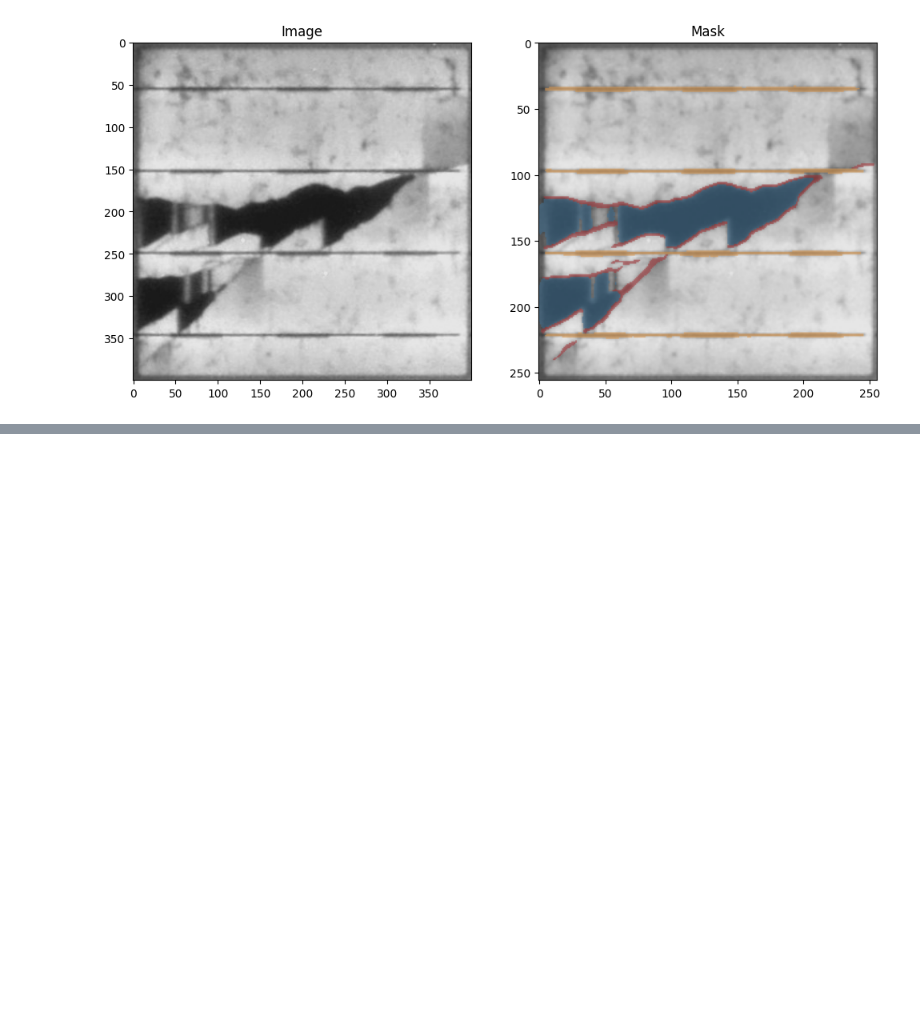
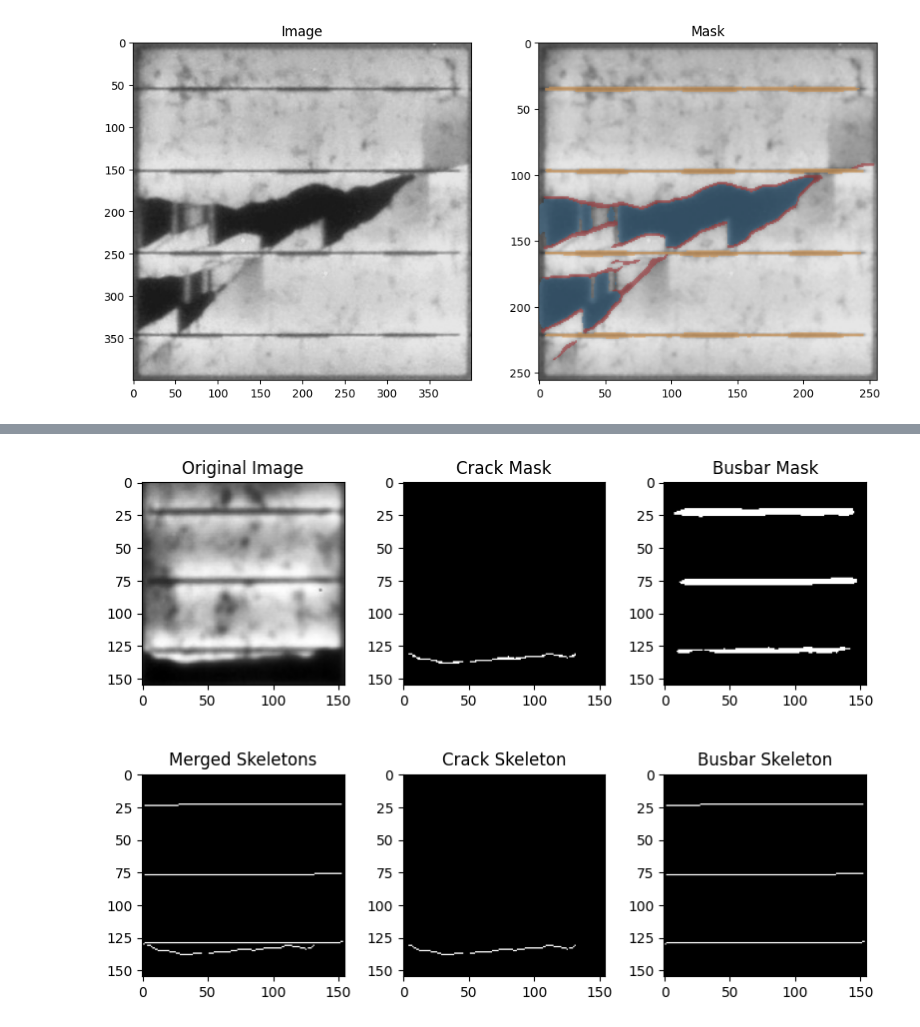
Before and after one commit to Franklingo13/PVDefectDetect, a Jupyter notebook: TestsPV-vision/test_modelhandler_prediction.ipynb, the cells around one changed output, grey strips where cells are left out. Saved outputs shown, nothing was run; the diff lists cells and outputs as text; code cells hidden in the pictures; blank space fills up the shorter version.

```diff
--- a/TestsPV-vision/test_modelhandler_prediction.ipynb
+++ b/TestsPV-vision/test_modelhandler_prediction.ipynb
@@ -285,0 +302,30 @@ plt.show()
+# %%
+img_path = images_path + '/Image11.png'
+ann_path = images_path + '/annImage11.png'
+
+# Crear una instancia de CrackCell
+crackcell = CrackCell(img_path,
+                      ann_path,
+                      crack_inx = 100,
+                      busbar_inx = 10,
+                      busbar_num=3)
+# %%
+# Visualización de la imagen original y las máscaras de crack y busbar
+fig, axes = plt.subplots(2, 3, figsize=(8, 6))
+axes[0, 0].imshow(crackcell.img, 'gray')
+axes[0, 0].set_title('Original Image')
+axes[0, 1].imshow(crackcell.crack, 'gray')
+axes[0, 1].set_title('Crack Mask')
+axes[0, 2].imshow(crackcell.busbar, 'gray')
+axes[0, 2].set_title('Busbar Mask')
+
+axes[1, 0].imshow(crackcell.ske_merge, 'gray')
+axes[1, 0].set_title('Merged Skeletons')
+axes[1, 1].imshow(crackcell.ske_crack, 'gray')
+axes[1, 1].set_title('Crack Skeleton')
+axes[1, 2].imshow(crackcell.ske_busbar, 'gray')
+axes[1, 2].set_title('Busbar Skeleton')
+
+plt.tight_layout()
+# %% [output]
+[figure, added]
```
Also changed, not shown: parts of 11 cells of this notebook.
